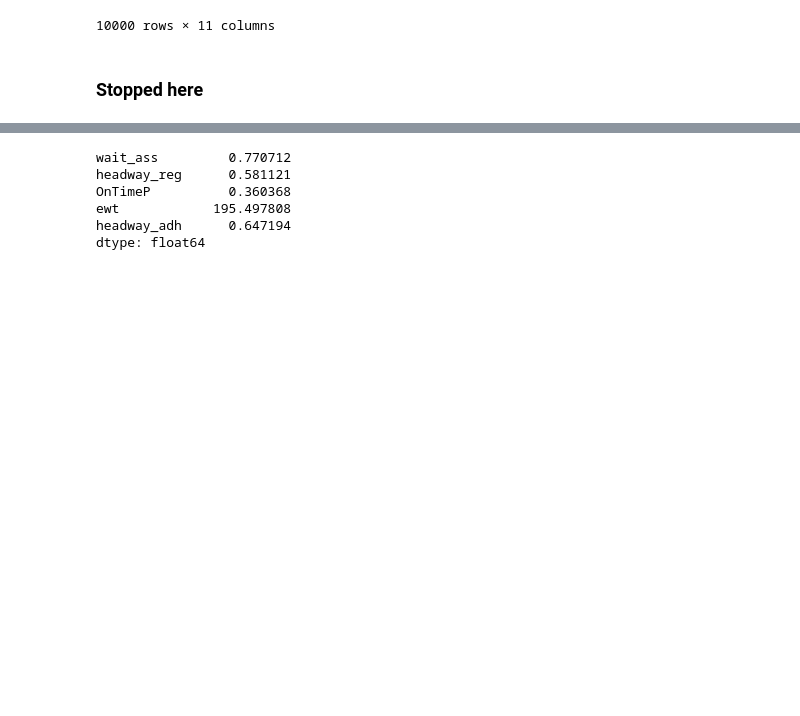
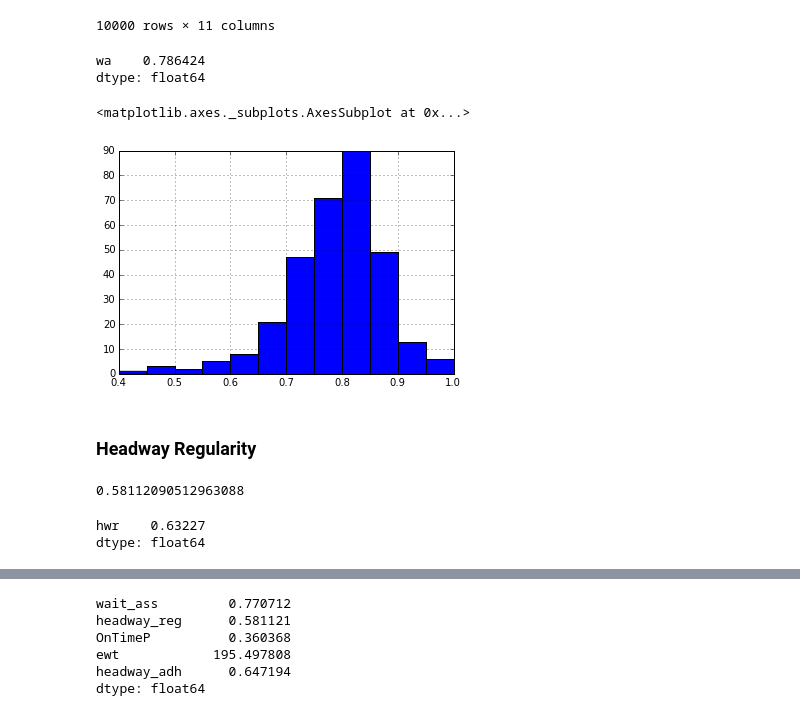
Before and after one commit to sarangof/Bus-Capstone, a Jupyter notebook: demonstration/common_metrics.ipynb, the cells around one changed output, grey strips where cells are left out. Drawn from its saved outputs; the diff is of its cells as text; code cells hidden in the pictures; blank space fills up the shorter version.

```diff
--- a/demonstration/common_metrics.ipynb
+++ b/demonstration/common_metrics.ipynb
@@ -190,10 +181,42 @@ merged.iloc[20000:30000]
 |  |  | 11:02:51.978635 | JG_D5-Weekday-SDon-062000_B11_1 | 2015-12-03 | 377 | 11:02:51.978635 | ... |
 |  |  | 11:21:27.217892 | JG_D5-Weekday-SDon-064400_B11_5 | 2015-12-03 | 7581 | 11:21:27.217892 | ... |
 10000 rows × 11 columns
+# %%
+# collect the WA measurements for each route based on its "most dense" stop (i.e. the stop with the most number of estimated arrivals)
+wa_df = pd.DataFrame(columns=['wa'])
+for route, stop in densest_stops.iteritems():
+    wa_df.loc[route] = merged.loc[(route,stop)]['wait_ass'].mean()
+# check average of all routes collected
+wa_df.mean()
+# %% [output]
+wa    0.786424
+dtype: float64
+# %%
+# Show disribution of route performance
+wa_df.wa.hist(range=(0.4,1.0),bins=12)
+# %% [output]
+<matplotlib.axes._subplots.AxesSubplot at 0x...>
+[figure, added]
+# %% [markdown]
+### Headway Regularity
+# %%
+# Headway regularity is only reported for subway in MTA annual reports, permissible when the real arrival time within +-50% of the schedule headway
+def headway_regularity(sche,inter):
+    if inter >= 0.5*sche and inter <= 1.5*sche:
+        return True
+    else:
+        return False
+merged['headway_reg']=map(lambda x,y:headway_regularity(x,y), merged['sched_headway'],merged['inter_headway'])
+# check average of all stops
+merged['headway_reg'].mean()
+# %% [output]
+0.58112090512963088
 # %%
-wa_df = pd.DataFrame(columns=['wa'])
+# collect the Headway Regularity measurements for each route based on its "most dense" stop
+hwr_df = pd.DataFrame(columns=['hwr'])
 for route, stop in densest_stops.iteritems():
-    wa_df.loc[route] = merged.loc[(route,stop)]['wait_ass'].mean()
-wa_df.mean()
+    hwr_df.loc[route] = merged.loc[(route,stop)]['headway_reg'].mean()
+hwr_df.mean()
+# %% [output]
+hwr    0.63227
+dtype: float64
-# %% [markdown]
-### Stopped here
```
Also changed, not shown: parts of 52 cells of this notebook, 2 other files.
